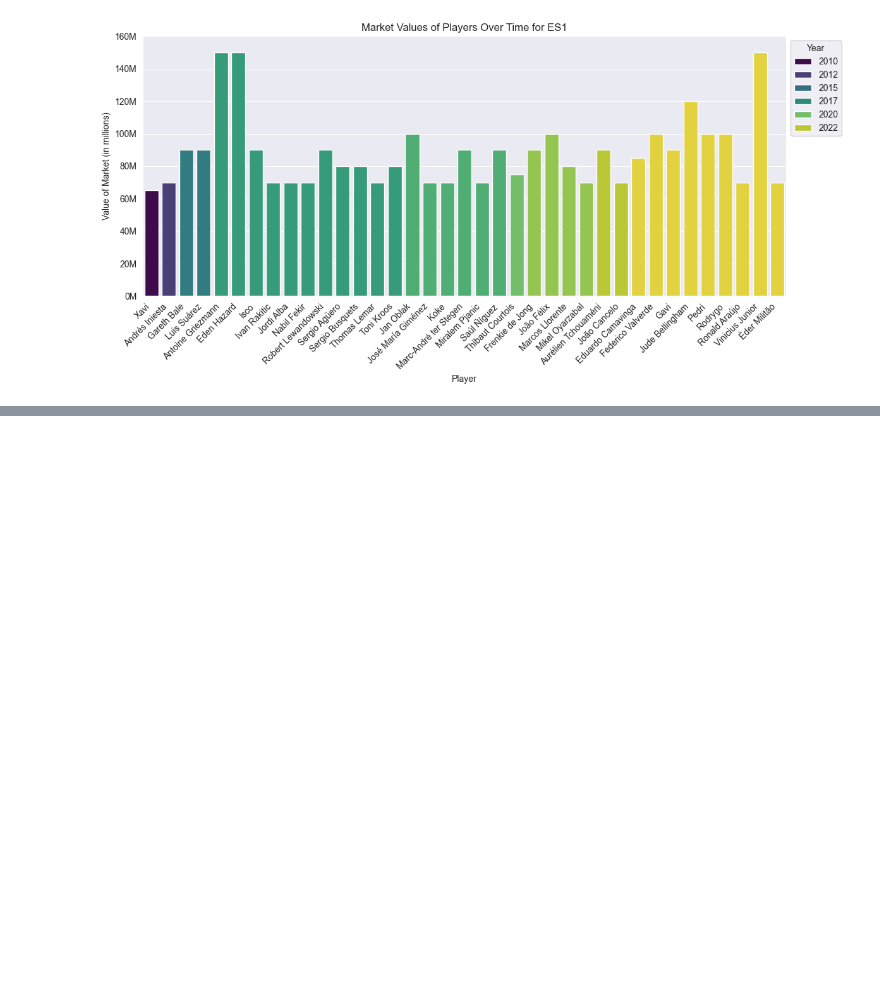
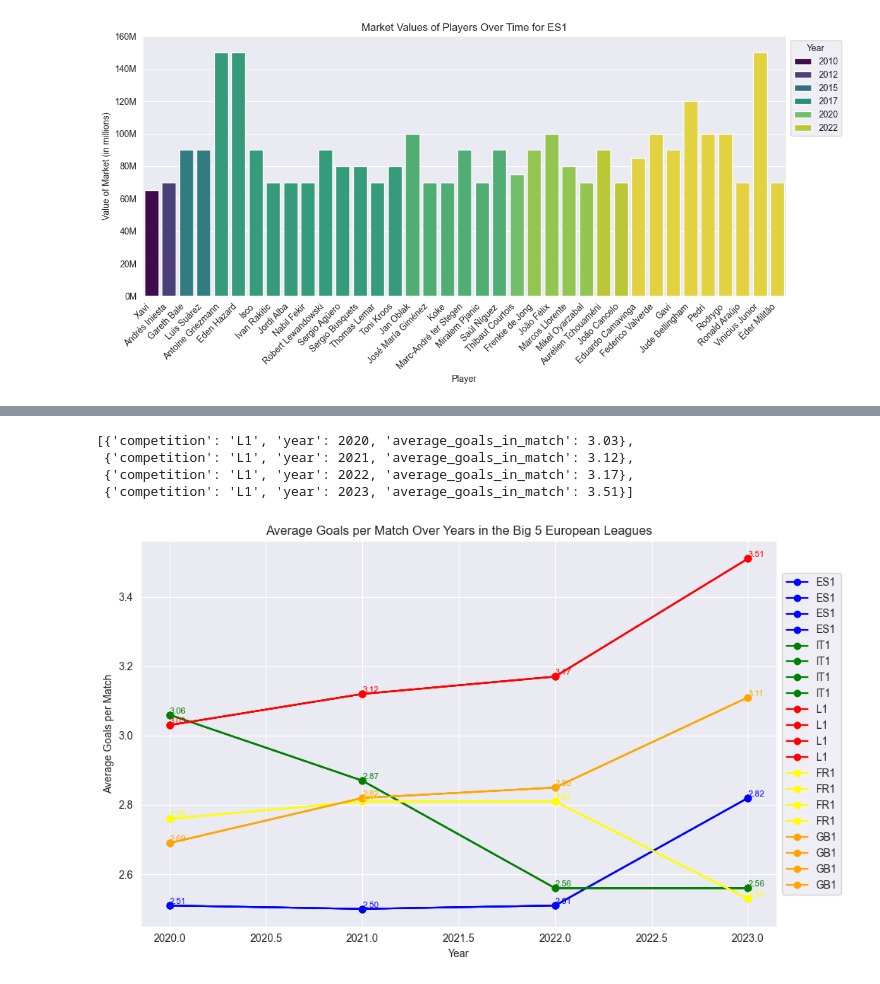
Before and after one commit to JavierBlancoGonzalez/Erasmus-IUM-6--Data_Analytics, a Jupyter notebook: Data_Analytic.ipynb, the cells around one changed output, grey strips where cells are left out. Cells and saved outputs as stored; diff of their text form; code cells hidden in the pictures; blank space fills up the shorter version.

```diff
--- a/Data_Analytic.ipynb
+++ b/Data_Analytic.ipynb
@@ -13,7 +13,7 @@ warnings.filterwarnings("ignore")
 def create_connection():
     try:
         client = pymongo.MongoClient("mongodb://localhost:27017/")
-        return client["IUM-Calcio"], client # Change the database name for your name
+        return client["IUM"], client # Change the database name for your name
     except pymongo.errors.ConnectionFailure as e:
         print(f"Connection failed: {e}")
         return None, None
@@ -266,0 +439,8 @@ plotGraphValues(data,"ES1")
+# %%
+def getAverageGoals(list):
+    # Calcular la media de 'goals_in_match'
+    total_goals = sum(match['goals_in_match'] for match in list)
+    average_goals = round(total_goals / len(list), 2)
+
+    elem = {'competition': list[0]['competition'], 'year': list[0]['year'], 'average_goals_in_match': average_goals}
+    return elem
@@ -266,0 +550,55 @@ plotGraphValues(data,"ES1")
+# %%
+#GERMAN LEAGUE
+home_away_goals_2020 = getHomeAndAwayGoals(db,"L1",2020)
+home_away_goals_2021 = getHomeAndAwayGoals(db,"L1",2021)
+home_away_goals_2022 = getHomeAndAwayGoals(db,"L1",2022)
+home_away_goals_2023 = getHomeAndAwayGoals(db,"L1",2023)
+
+goals_in_match_2020 = getGoalsInMatch(home_away_goals_2020)
+goals_in_match_2021 = getGoalsInMatch(home_away_goals_2021)
+goals_in_match_2022 = getGoalsInMatch(home_away_goals_2022)
+goals_in_match_2023 = getGoalsInMatch(home_away_goals_2023)
+
+average_goals_2020 = getAverageGoals(goals_in_match_2020)
+average_goals_2021 = getAverageGoals(goals_in_match_2021)
+average_goals_2022 = getAverageGoals(goals_in_match_2022)
+average_goals_2023 = getAverageGoals(goals_in_match_2023)
+
+average_goals_germany = [average_goals_2020, average_goals_2021,average_goals_2022, average_goals_2023]
+average_goals_germany
+# %% [output]
+[{'competition': 'L1', 'year': 2020, 'average_goals_in_match': 3.03},
+ {'competition': 'L1', 'year': 2021, 'average_goals_in_match': 3.12},
+ {'competition': 'L1', 'year': 2022, 'average_goals_in_match': 3.17},
+ {'competition': 'L1', 'year': 2023, 'average_goals_in_match': 3.51}]
+# %%
+def drawPlot(average_spain, average_italy, average_germany, average_france, average_england):
+    color_map = {average_spain[0]["competition"]: 'blue', average_italy[0]["competition"]: 'green',
+                 average_germany[0]["competition"]: 'red', average_france[0]["competition"]: 'yellow',
+                 average_england[0]["competition"]: 'orange'}  # Agrega más competiciones según sea necesario
+
+    plt.figure(figsize=(10, 6))
+
+    for competition_data in [average_spain, average_italy, average_germany, average_france, average_england]:
+        competition_name = competition_data[0]["competition"]
+        color = color_map.get(competition_name, 'black')
+        years = [entry['year'] for entry in competition_data]
+        average_goals = [entry['average_goals_in_match'] for entry in competition_data]
+        for year, avg_goals in zip(years, average_goals):
+            plt.plot(years, average_goals, label=competition_name, color=color, marker='o')
+            plt.text(year, avg_goals, f'{avg_goals:.2f}', ha='left', va='bottom', fontsize=8, color=color)
+
+
+
+    plt.title('Average Goals per Match Over Years in the Big 5 European Leagues')
+    plt.xlabel('Year')
+    plt.ylabel('Average Goals per Match')
+    plt.legend(loc='center left', bbox_to_anchor=(1, 0.5))
+    plt.grid(True)
+
+    plt.tight_layout()
+    plt.show()
+# %%
+drawPlot(average_goals_spain, average_goals_italy, average_goals_germany, average_goals_france, average_goals_england)
+# %% [output]
+[figure, added]
```
Also changed, not shown: parts of 23 cells of this notebook.
